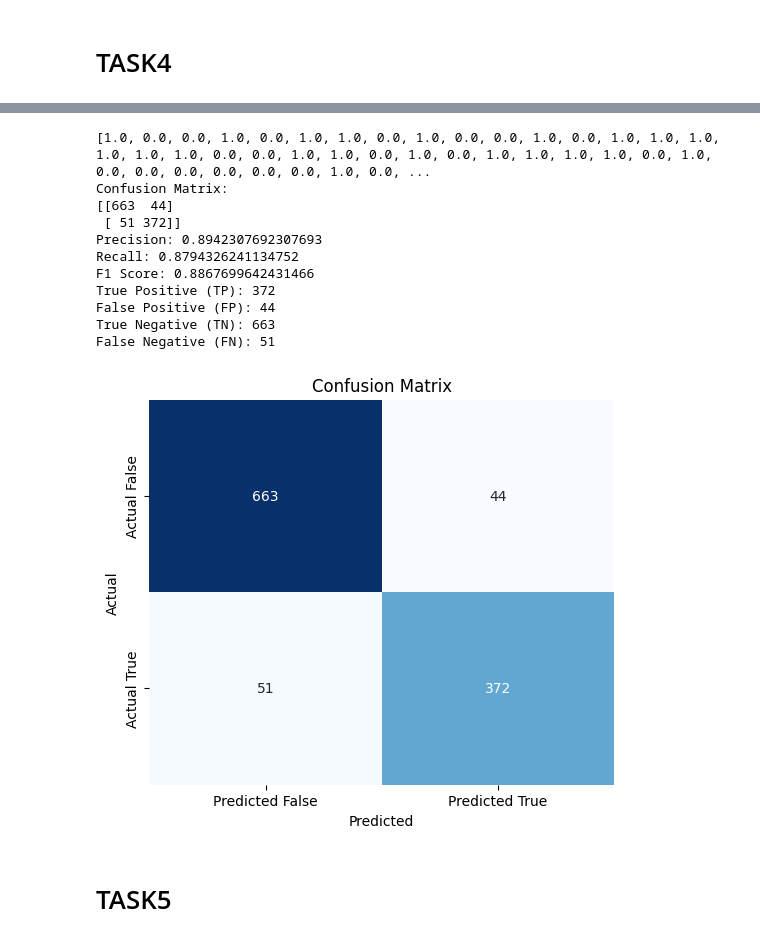
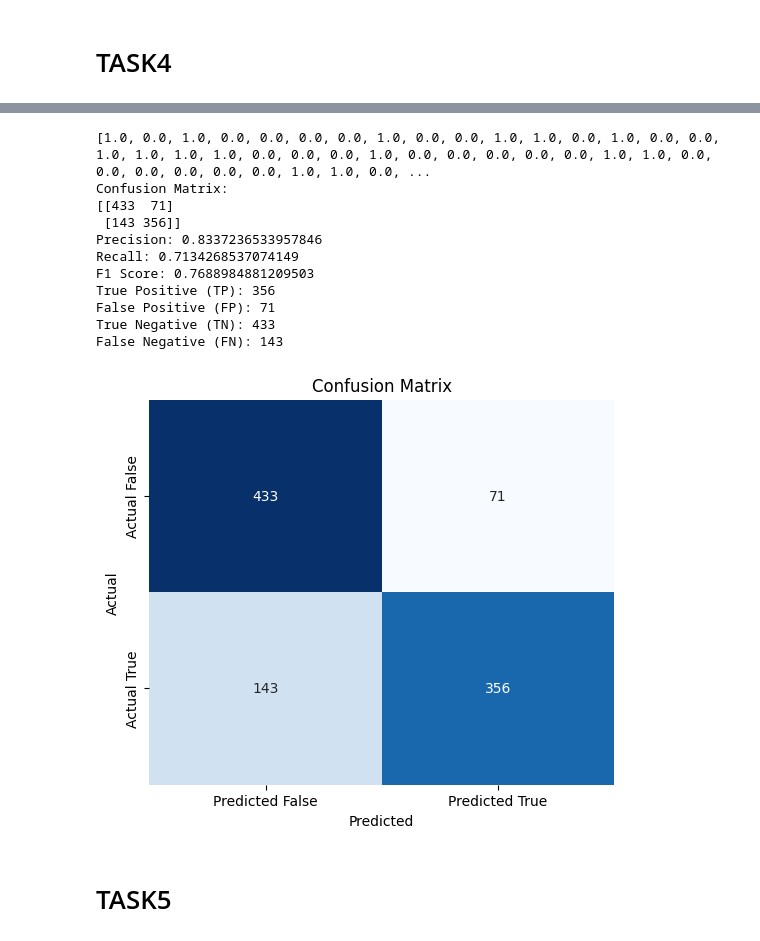
Before and after one commit to thisis450/4ML, a Jupyter notebook: tasks_colabver.ipynb, the cells around one changed output, grey strips where cells are left out. Saved outputs shown, nothing was run; the diff lists cells and outputs as text; code cells hidden in the pictures.

```diff
--- a/tasks_colabver.ipynb
+++ b/tasks_colabver.ipynb
@@ -477,46 +478,46 @@ def evaluate_model(y_true, y_pred):
     # 输出混淆矩阵
     print("Confusion Matrix:")
     print(cm)
     precision = precision_score(y_true, y_pred)
     recall = recall_score(y_true, y_pred)
     f1 = f1_score(y_true, y_pred)
 
     print(f"Precision: {precision}")
     print(f"Recall: {recall}")
     print(f"F1 Score: {f1}")
     print(f"True Positive (TP): {TP}")
     print(f"False Positive (FP): {FP}")
     print(f"True Negative (TN): {TN}")
     print(f"False Negative (FN): {FN}")
 
     # 可视化混淆矩阵
     plt.figure(figsize=(6, 5))
     sns.heatmap(cm, annot=True, fmt='d', cmap='Blues', cbar=False,
                 xticklabels=['Predicted False', 'Predicted True'],
                 yticklabels=['Actual False', 'Actual True'])
     plt.xlabel('Predicted')
     plt.ylabel('Actual')
     plt.title('Confusion Matrix')
     plt.show()
 # 测试模型
-y_pred = test_model(model, X_train, device)
+y_pred = test_model(model, X_test, device)
 print(y_pred)
 # 将 PyTorch 张量转换为 NumPy 数组
-y_true = y_train.cpu().numpy().flatten()  # 使用 flatten() 转换为一维数组
+y_true = y_test.cpu().numpy().flatten()  # 使用 flatten() 转换为一维数组
 evaluate_model(y_true, y_pred)
 # %% [output]
-[1.0, 0.0, 0.0, 1.0, 0.0, 1.0, 1.0, 0.0, 1.0, 0.0, 0.0, 1.0, 0.0, 1.0, 1.0, 1.0, 1.0, 1.0, 1.0, 0.0, 0.0, 1.0, 1.0, 0.0, 1.0, 0.0, 1.0, 1.0, 1.0, 1.0, 0.0, 1.0, 0.0, 0.0, 0.0, 0.0, 0.0, 0.0, 1.0, 0.0, ...
+[1.0, 0.0, 1.0, 0.0, 0.0, 0.0, 0.0, 1.0, 0.0, 0.0, 1.0, 1.0, 0.0, 1.0, 0.0, 0.0, 1.0, 1.0, 1.0, 1.0, 0.0, 0.0, 0.0, 1.0, 0.0, 0.0, 0.0, 0.0, 0.0, 1.0, 1.0, 0.0, 0.0, 0.0, 0.0, 0.0, 0.0, 1.0, 1.0, 0.0, ...
 Confusion Matrix:
-[[663  44]
- [ 51 372]]
-Precision: 0.8942307692307693
-Recall: 0.8794326241134752
-F1 Score: 0.8867699642431466
-True Positive (TP): 372
-False Positive (FP): 44
-True Negative (TN): 663
-False Negative (FN): 51
+[[433  71]
+ [143 356]]
+Precision: 0.8337236533957846
+Recall: 0.7134268537074149
+F1 Score: 0.7688984881209503
+True Positive (TP): 356
+False Positive (FP): 71
+True Negative (TN): 433
+False Negative (FN): 143
-[figure, old version]
+[figure, new version]
 # %% [markdown]
 # TASK5
 # %%
```
Also changed, not shown: parts of 1 cell of this notebook.
